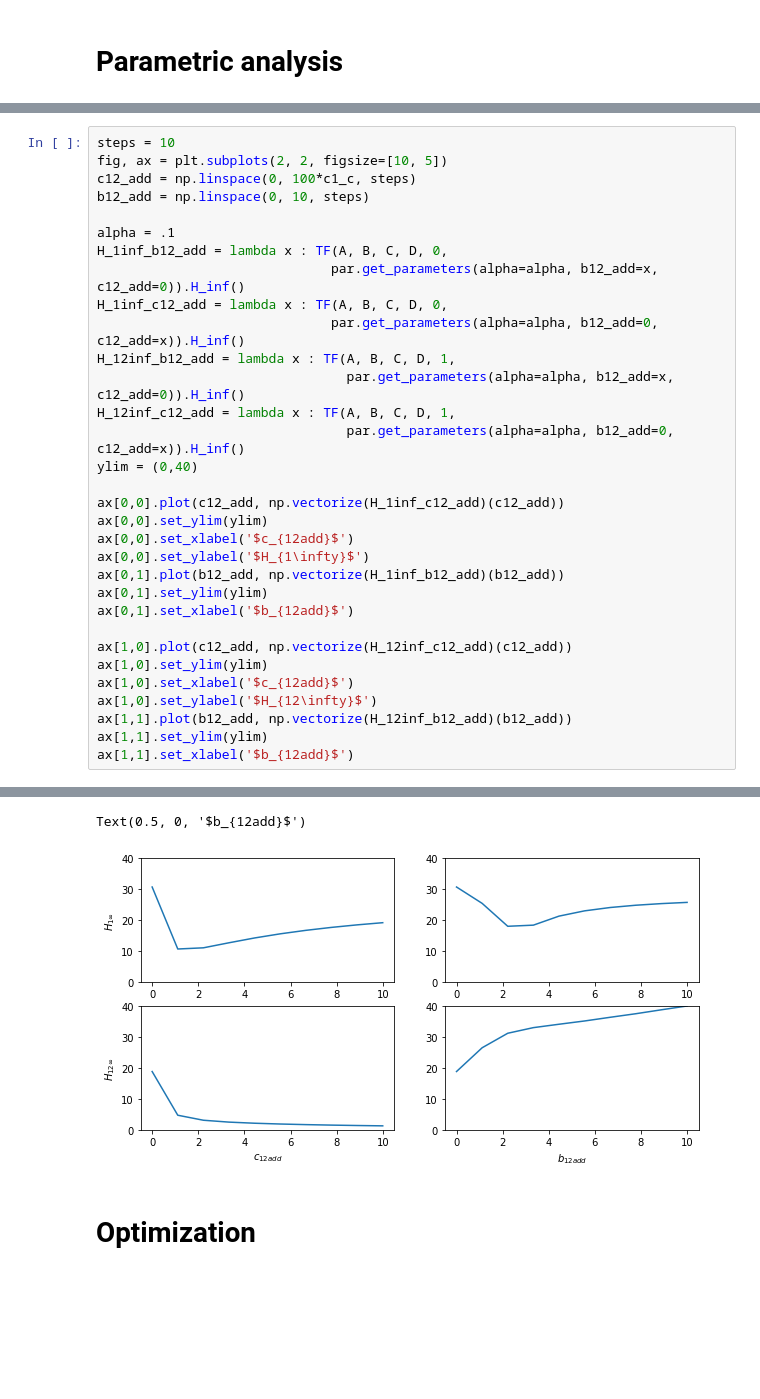
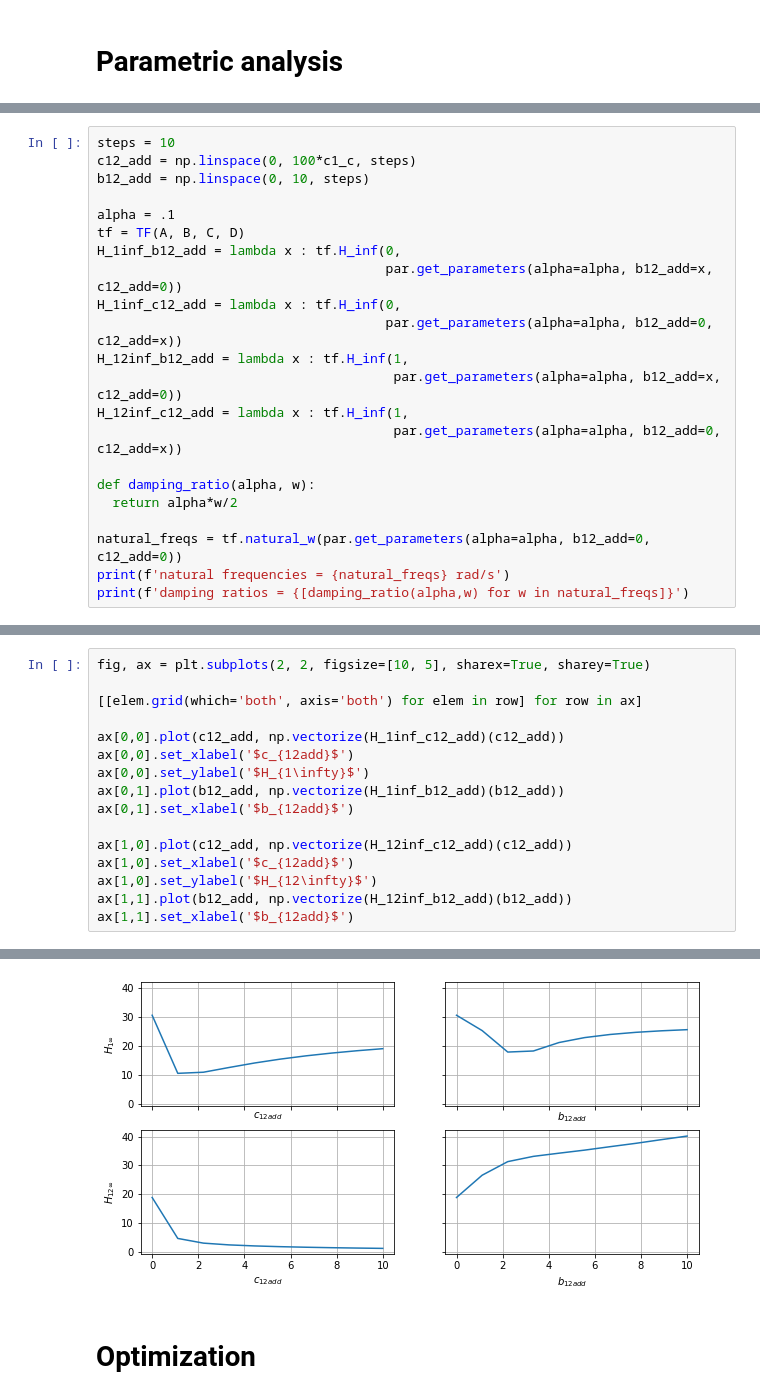
Before and after one commit to carloshernangarrido/vibration-control, a Jupyter notebook: 2dof_str_v3.ipynb, the cells around one changed output, grey strips where cells are left out. Saved outputs shown, nothing was run; the diff lists cells and outputs as text; blank space fills up the shorter version.

```diff
--- a/2dof_str_v3.ipynb
+++ b/2dof_str_v3.ipynb
@@ -155,0 +174,22 @@ dt: None
+# %%
+steps = 10
+c12_add = np.linspace(0, 100*c1_c, steps)
+b12_add = np.linspace(0, 10, steps)
+
+alpha = .1
+tf = TF(A, B, C, D)
+H_1inf_b12_add = lambda x : tf.H_inf(0,
+                                     par.get_parameters(alpha=alpha, b12_add=x, c12_add=0))
+H_1inf_c12_add = lambda x : tf.H_inf(0,
+                                     par.get_parameters(alpha=alpha, b12_add=0, c12_add=x))
+H_12inf_b12_add = lambda x : tf.H_inf(1,
+                                      par.get_parameters(alpha=alpha, b12_add=x, c12_add=0))
+H_12inf_c12_add = lambda x : tf.H_inf(1,
+                                      par.get_parameters(alpha=alpha, b12_add=0, c12_add=x))
+
+def damping_ratio(alpha, w):
+  return alpha*w/2
+
+natural_freqs = tf.natural_w(par.get_parameters(alpha=alpha, b12_add=0, c12_add=0))
+print(f'natural frequencies = {natural_freqs} rad/s')
+print(f'damping ratios = {[damping_ratio(alpha,w) for w in natural_freqs]}')
@@ -156,33 +201,17 @@ dt: None
 # %%
-steps = 10
-fig, ax = plt.subplots(2, 2, figsize=[10, 5])
-c12_add = np.linspace(0, 100*c1_c, steps)
-b12_add = np.linspace(0, 10, steps)
+fig, ax = plt.subplots(2, 2, figsize=[10, 5], sharex=True, sharey=True)
 
-alpha = .1
-H_1inf_b12_add = lambda x : TF(A, B, C, D, 0,
-                              par.get_parameters(alpha=alpha, b12_add=x, c12_add=0)).H_inf()
-H_1inf_c12_add = lambda x : TF(A, B, C, D, 0,
-                              par.get_parameters(alpha=alpha, b12_add=0, c12_add=x)).H_inf()
-H_12inf_b12_add = lambda x : TF(A, B, C, D, 1,
-                                par.get_parameters(alpha=alpha, b12_add=x, c12_add=0)).H_inf()
-H_12inf_c12_add = lambda x : TF(A, B, C, D, 1,
-                                par.get_parameters(alpha=alpha, b12_add=0, c12_add=x)).H_inf()
-ylim = (0,40)
+[[elem.grid(which='both', axis='both') for elem in row] for row in ax]
 
 ax[0,0].plot(c12_add, np.vectorize(H_1inf_c12_add)(c12_add))
-ax[0,0].set_ylim(ylim)
 ax[0,0].set_xlabel('$c_{12add}$')
 ax[0,0].set_ylabel('$H_{1\infty}$')
 ax[0,1].plot(b12_add, np.vectorize(H_1inf_b12_add)(b12_add))
-ax[0,1].set_ylim(ylim)
 ax[0,1].set_xlabel('$b_{12add}$')
 
 ax[1,0].plot(c12_add, np.vectorize(H_12inf_c12_add)(c12_add))
-ax[1,0].set_ylim(ylim)
 ax[1,0].set_xlabel('$c_{12add}$')
 ax[1,0].set_ylabel('$H_{12\infty}$')
 ax[1,1].plot(b12_add, np.vectorize(H_12inf_b12_add)(b12_add))
-ax[1,1].set_ylim(ylim)
 ax[1,1].set_xlabel('$b_{12add}$')
 # %% [output]
@@ -197,4 +219,3 @@ ax[1,1].set_xlabel('$b_{12add}$')
-Text(0.5, 0, '$b_{12add}$')
-[figure, old version]
+[figure, new version]
 # %% [markdown]
 # Optimization
```
Also changed, not shown: parts of 9 cells of this notebook.
